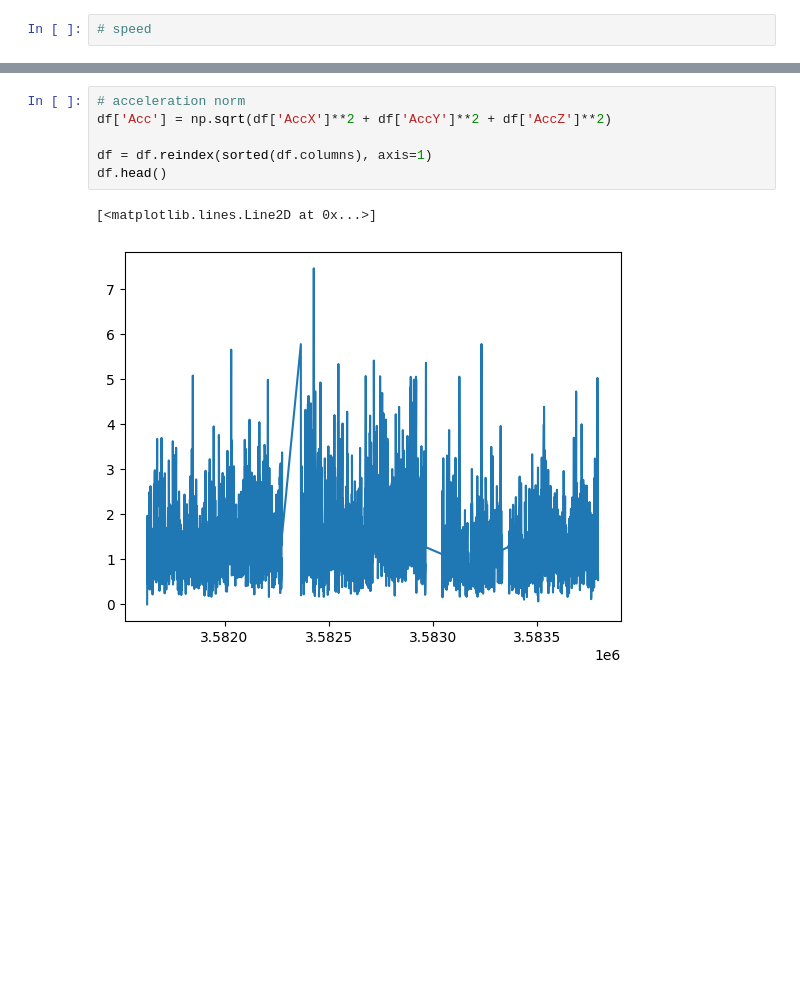
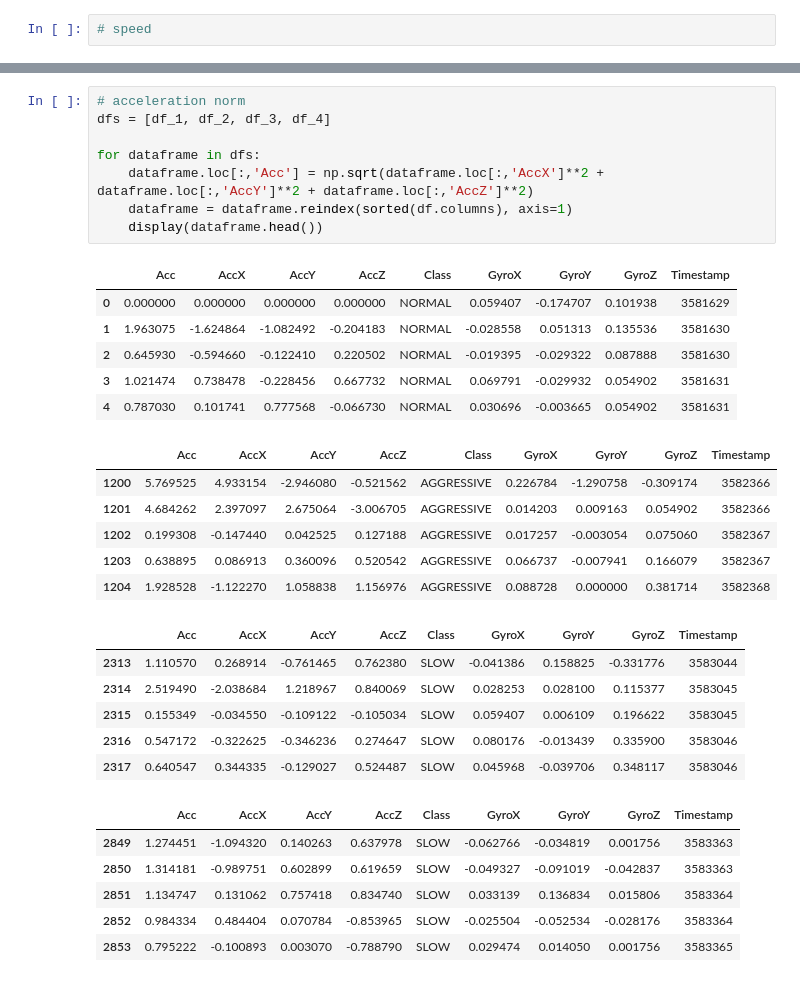
Before and after one commit to aurvantGitHub/driving_behavior, a Jupyter notebook: main.ipynb, the cells around one changed output, grey strips where cells are left out. Drawn from its saved outputs; the diff is of its cells as text; blank space fills up the shorter version.

```diff
--- a/main.ipynb
+++ b/main.ipynb
@@ -144,9 +146,33 @@ df_4.tail()
 # %%
 # acceleration norm
-df['Acc'] = np.sqrt(df['AccX']**2 + df['AccY']**2 + df['AccZ']**2)
+dfs = [df_1, df_2, df_3, df_4]
 
-df = df.reindex(sorted(df.columns), axis=1)
-df.head()
+for dataframe in dfs:
+    dataframe.loc[:,'Acc'] = np.sqrt(dataframe.loc[:,'AccX']**2 + dataframe.loc[:,'AccY']**2 + dataframe.loc[:,'AccZ']**2)
+    dataframe = dataframe.reindex(sorted(df.columns), axis=1)
+    display(dataframe.head())
 # %% [output]
-[<matplotlib.lines.Line2D at 0x...>]
-[figure, removed]
+|  | Acc | AccX | AccY | AccZ | Class | GyroX | GyroY | GyroZ | Timestamp |
+| 0 | 0.000000 | 0.000000 | 0.000000 | 0.000000 | NORMAL | 0.059407 | -0.174707 | 0.101938 | 3581629 |
+| 1 | 1.963075 | -1.624864 | -1.082492 | -0.204183 | NORMAL | -0.028558 | 0.051313 | 0.135536 | 3581630 |
+| 2 | 0.645930 | -0.594660 | -0.122410 | 0.220502 | NORMAL | -0.019395 | -0.029322 | 0.087888 | 3581630 |
+| 3 | 1.021474 | 0.738478 | -0.228456 | 0.667732 | NORMAL | 0.069791 | -0.029932 | 0.054902 | 3581631 |
+| 4 | 0.787030 | 0.101741 | 0.777568 | -0.066730 | NORMAL | 0.030696 | -0.003665 | 0.054902 | 3581631 |
+|  | Acc | AccX | AccY | AccZ | Class | GyroX | GyroY | GyroZ | Timestamp |
+| 1200 | 5.769525 | 4.933154 | -2.946080 | -0.521562 | AGGRESSIVE | 0.226784 | -1.290758 | -0.309174 | 3582366 |
+| 1201 | 4.684262 | 2.397097 | 2.675064 | -3.006705 | AGGRESSIVE | 0.014203 | 0.009163 | 0.054902 | 3582366 |
+| 1202 | 0.199308 | -0.147440 | 0.042525 | 0.127188 | AGGRESSIVE | 0.017257 | -0.003054 | 0.075060 | 3582367 |
+| 1203 | 0.638895 | 0.086913 | 0.360096 | 0.520542 | AGGRESSIVE | 0.066737 | -0.007941 | 0.166079 | 3582367 |
+| 1204 | 1.928528 | -1.122270 | 1.058838 | 1.156976 | AGGRESSIVE | 0.088728 | 0.000000 | 0.381714 | 3582368 |
+|  | Acc | AccX | AccY | AccZ | Class | GyroX | GyroY | GyroZ | Timestamp |
+| 2313 | 1.110570 | 0.268914 | -0.761465 | 0.762380 | SLOW | -0.041386 | 0.158825 | -0.331776 | 3583044 |
+| 2314 | 2.519490 | -2.038684 | 1.218967 | 0.840069 | SLOW | 0.028253 | 0.028100 | 0.115377 | 3583045 |
+| 2315 | 0.155349 | -0.034550 | -0.109122 | -0.105034 | SLOW | 0.059407 | 0.006109 | 0.196622 | 3583045 |
+| 2316 | 0.547172 | -0.322625 | -0.346236 | 0.274647 | SLOW | 0.080176 | -0.013439 | 0.335900 | 3583046 |
+| 2317 | 0.640547 | 0.344335 | -0.129027 | 0.524487 | SLOW | 0.045968 | -0.039706 | 0.348117 | 3583046 |
+|  | Acc | AccX | AccY | AccZ | Class | GyroX | GyroY | GyroZ | Timestamp |
+| 2849 | 1.274451 | -1.094320 | 0.140263 | 0.637978 | SLOW | -0.062766 | -0.034819 | 0.001756 | 3583363 |
+| 2850 | 1.314181 | -0.989751 | 0.602899 | 0.619659 | SLOW | -0.049327 | -0.091019 | -0.042837 | 3583363 |
+| 2851 | 1.134747 | 0.131062 | 0.757418 | 0.834740 | SLOW | 0.033139 | 0.136834 | 0.015806 | 3583364 |
+| 2852 | 0.984334 | 0.484404 | 0.070784 | -0.853965 | SLOW | -0.025504 | -0.052534 | -0.028176 | 3583364 |
+| 2853 | 0.795222 | -0.100893 | 0.003070 | -0.788790 | SLOW | 0.029474 | 0.014050 | 0.001756 | 3583365 |
```
Also changed, not shown: parts of 4 cells of this notebook.
